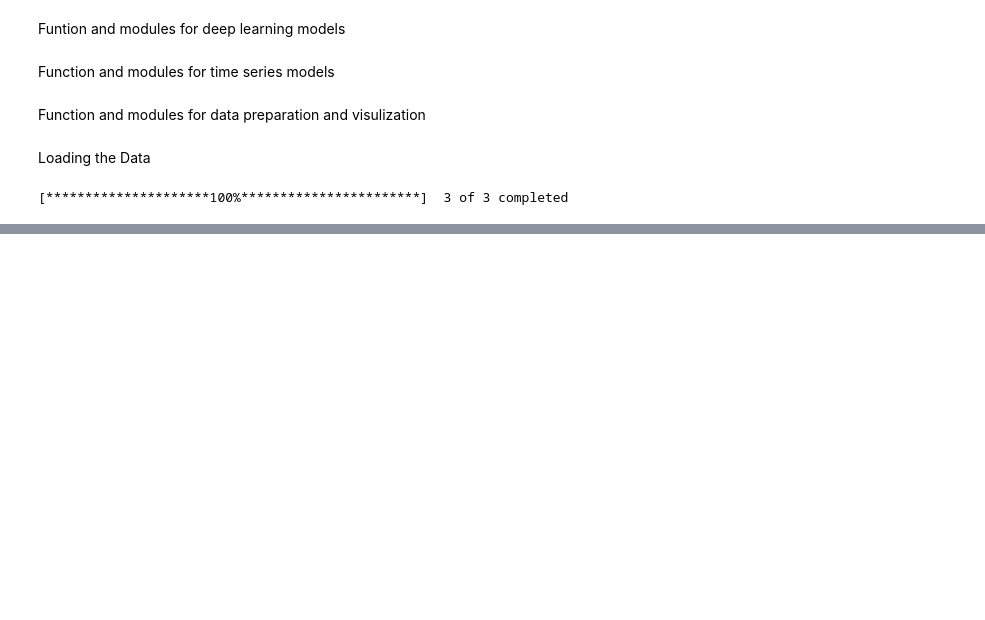
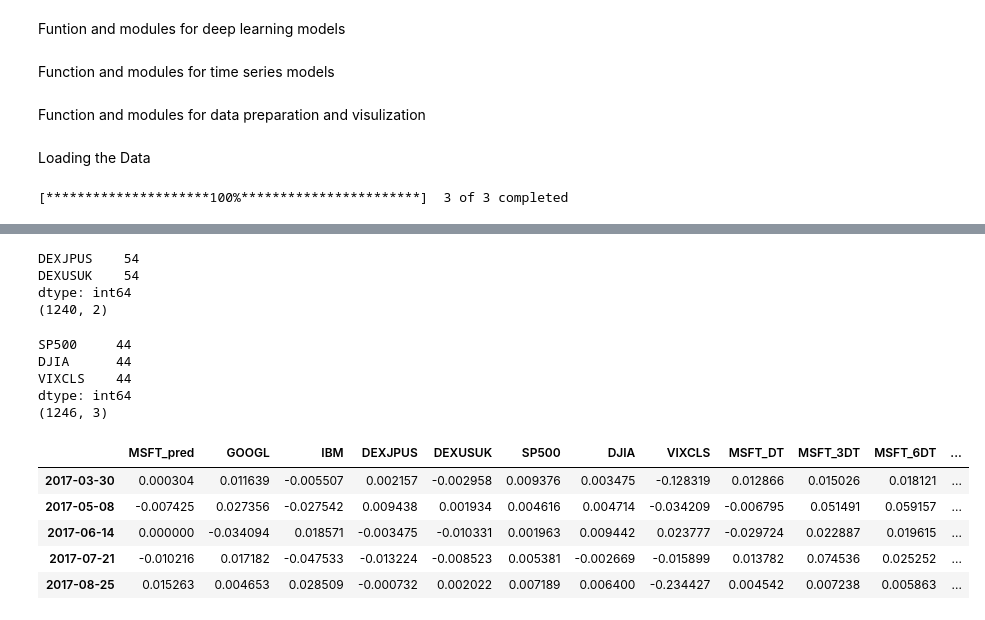
Before and after one commit to ekkalaks/CS701-stock-prediction, a Jupyter notebook: Case_Study_1_Stock_Price_Prediction.ipynb, the cells around one changed output, grey strips where cells are left out. Cells and saved outputs as stored; diff of their text form; code cells hidden in the pictures; blank space fills up the shorter version.

```diff
--- a/Case_Study_1_Stock_Price_Prediction.ipynb
+++ b/Case_Study_1_Stock_Price_Prediction.ipynb
@@ -81,0 +94,17 @@ idx_data.shape
+# %%
+print(ccy_data.isnull().sum())
+print(ccy_data.shape)
+# %% [output]
+DEXJPUS    54
+DEXUSUK    54
+dtype: int64
+(1240, 2)
+# %%
+print(idx_data.isnull().sum())
+print(idx_data.shape)
+# %% [output]
+SP500     44
+DJIA      44
+VIXCLS    44
+dtype: int64
+(1246, 3)
@@ -81,0 +128,9 @@ idx_data.shape
+# %%
+dataset.head()
+# %% [output]
+|  | MSFT_pred | GOOGL | IBM | DEXJPUS | DEXUSUK | SP500 | DJIA | VIXCLS | MSFT_DT | MSFT_3DT | MSFT_6DT | ... |
+| 2017-03-30 | 0.000304 | 0.011639 | -0.005507 | 0.002157 | -0.002958 | 0.009376 | 0.003475 | -0.128319 | 0.012866 | 0.015026 | 0.018121 | ... |
+| 2017-05-08 | -0.007425 | 0.027356 | -0.027542 | 0.009438 | 0.001934 | 0.004616 | 0.004714 | -0.034209 | -0.006795 | 0.051491 | 0.059157 | ... |
+| 2017-06-14 | 0.000000 | -0.034094 | 0.018571 | -0.003475 | -0.010331 | 0.001963 | 0.009442 | 0.023777 | -0.029724 | 0.022887 | 0.019615 | ... |
+| 2017-07-21 | -0.010216 | 0.017182 | -0.047533 | -0.013224 | -0.008523 | 0.005381 | -0.002669 | -0.015899 | 0.013782 | 0.074536 | 0.025252 | ... |
+| 2017-08-25 | 0.015263 | 0.004653 | 0.028509 | -0.000732 | 0.002022 | 0.007189 | 0.006400 | -0.234427 | 0.004542 | 0.007238 | 0.005863 | ... |
```
Also changed, not shown: parts of 11 cells of this notebook.
